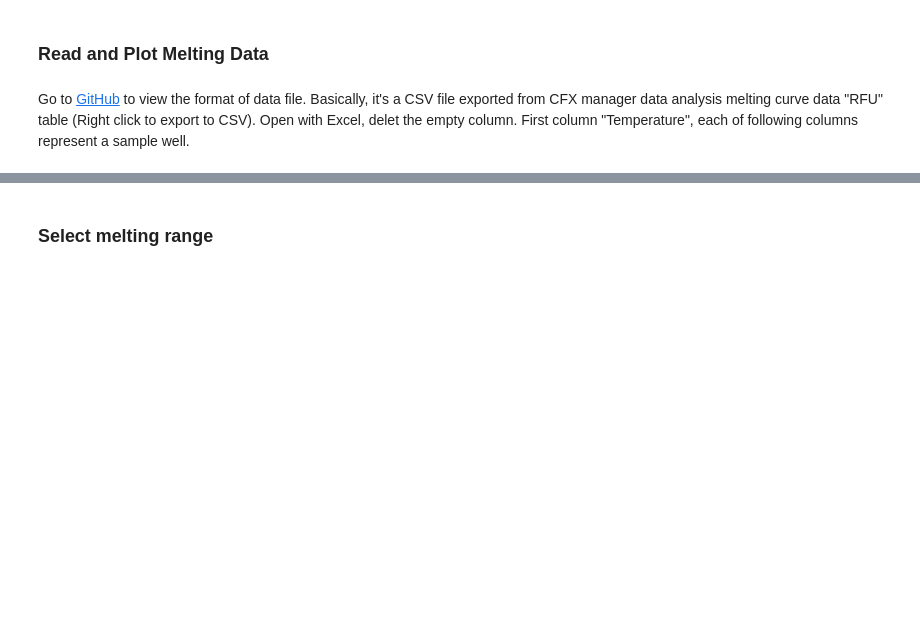
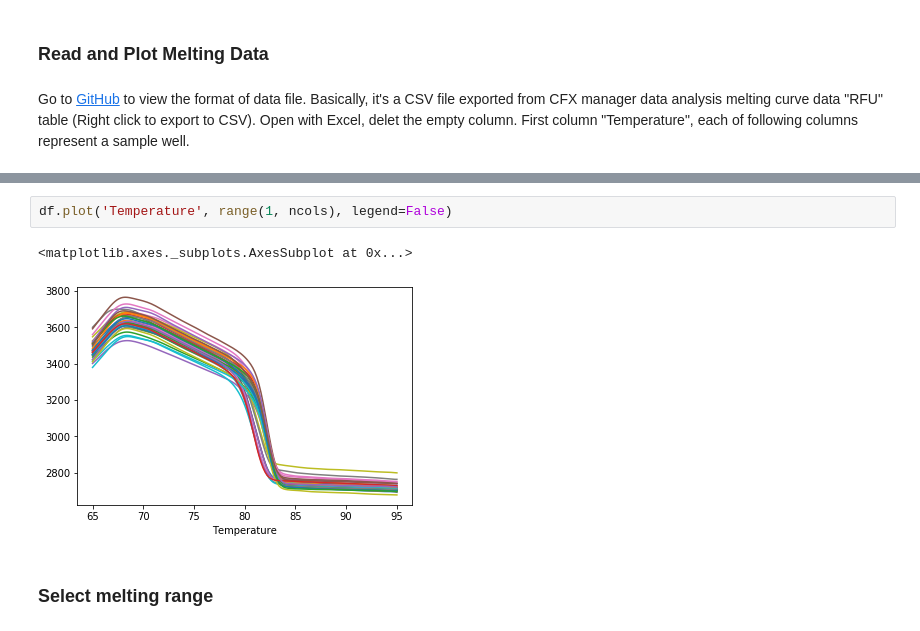
Before and after one commit to liuyigh/PyHRM, a Jupyter notebook: PyHRM.ipynb, the cells around one changed output, grey strips where cells are left out. Saved outputs shown, nothing was run; the diff lists cells and outputs as text; blank space fills up the shorter version.

```diff
--- a/PyHRM.ipynb
+++ b/PyHRM.ipynb
@@ -29,3 +41,8 @@ plt.show()
+# %%
+df.plot('Temperature', range(1, ncols), legend=False)
+# %% [output]
+<matplotlib.axes._subplots.AxesSubplot at 0x...>
+[figure, added]
 # %% [markdown]
 ### Select melting range
 # %% [markdown]
```
Also changed, not shown: parts of 8 cells of this notebook.
